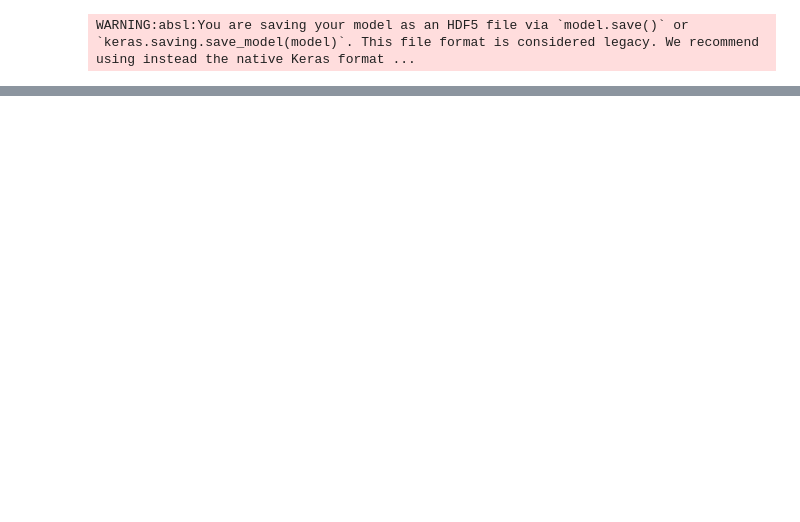
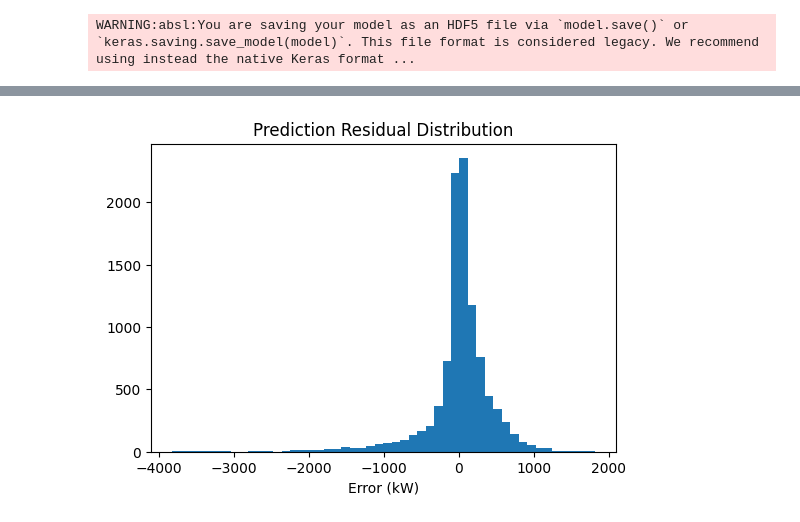
Before and after one commit to chamela-yohan/wind-turbine-power-prediction-lstm, a Jupyter notebook: notebooks/01_data_exploration.ipynb, the cells around one changed output, grey strips where cells are left out. Drawn from its saved outputs; the diff is of its cells as text; code cells hidden in the pictures; blank space fills up the shorter version.

```diff
--- a/notebooks/01_data_exploration.ipynb
+++ b/notebooks/01_data_exploration.ipynb
@@ -175,0 +207,10 @@ WARNING:absl:You are saving your model as an HDF5 file via `model.save()` or `ke
+# %%
+residuals = y_val_true - y_val_pred
+
+plt.figure(figsize=(6,4))
+plt.hist(residuals, bins=50)
+plt.title("Prediction Residual Distribution")
+plt.xlabel("Error (kW)")
+plt.show()
+# %% [output]
+[figure, added]
```
Also changed, not shown: parts of 6 cells of this notebook, 1 other file.
